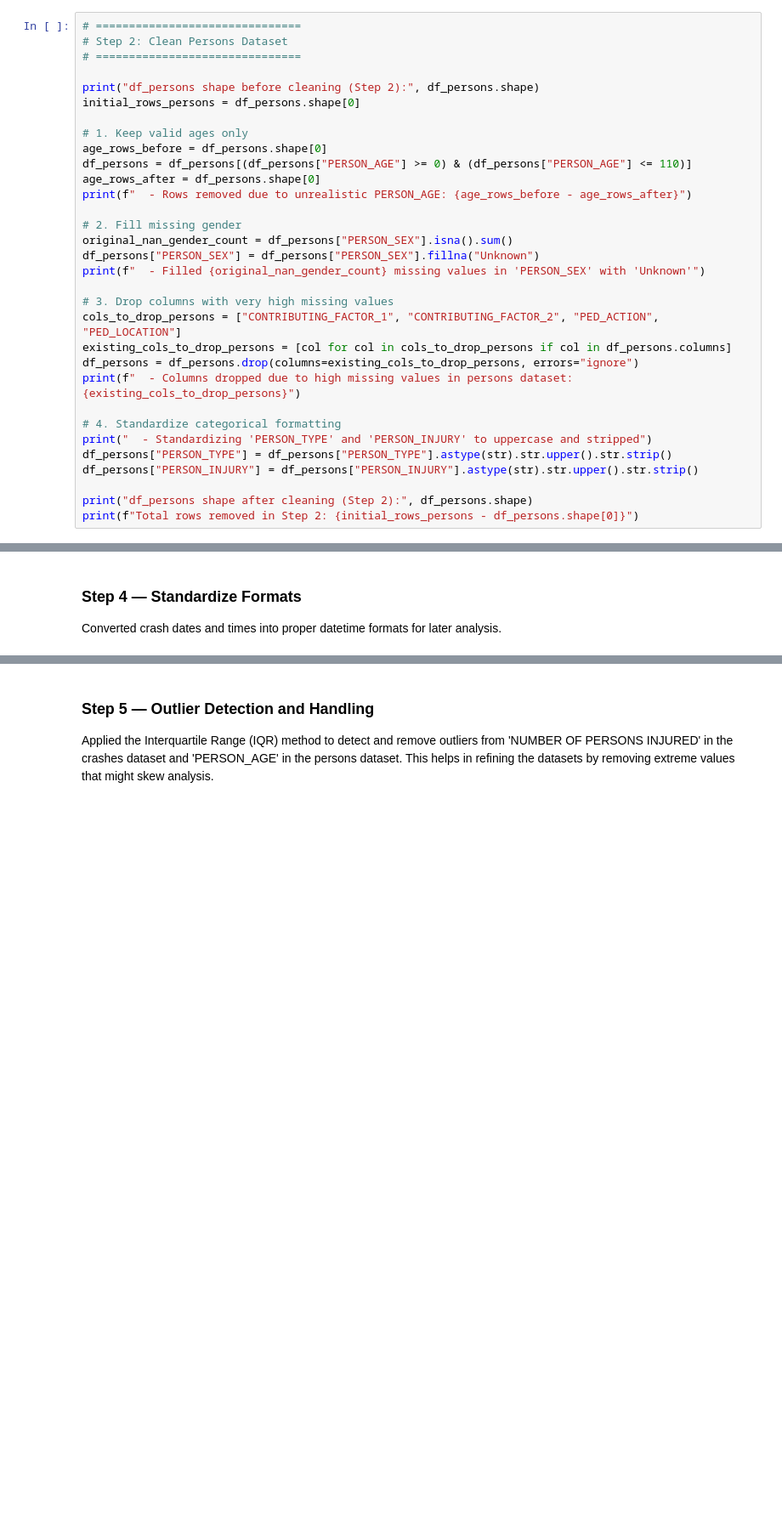
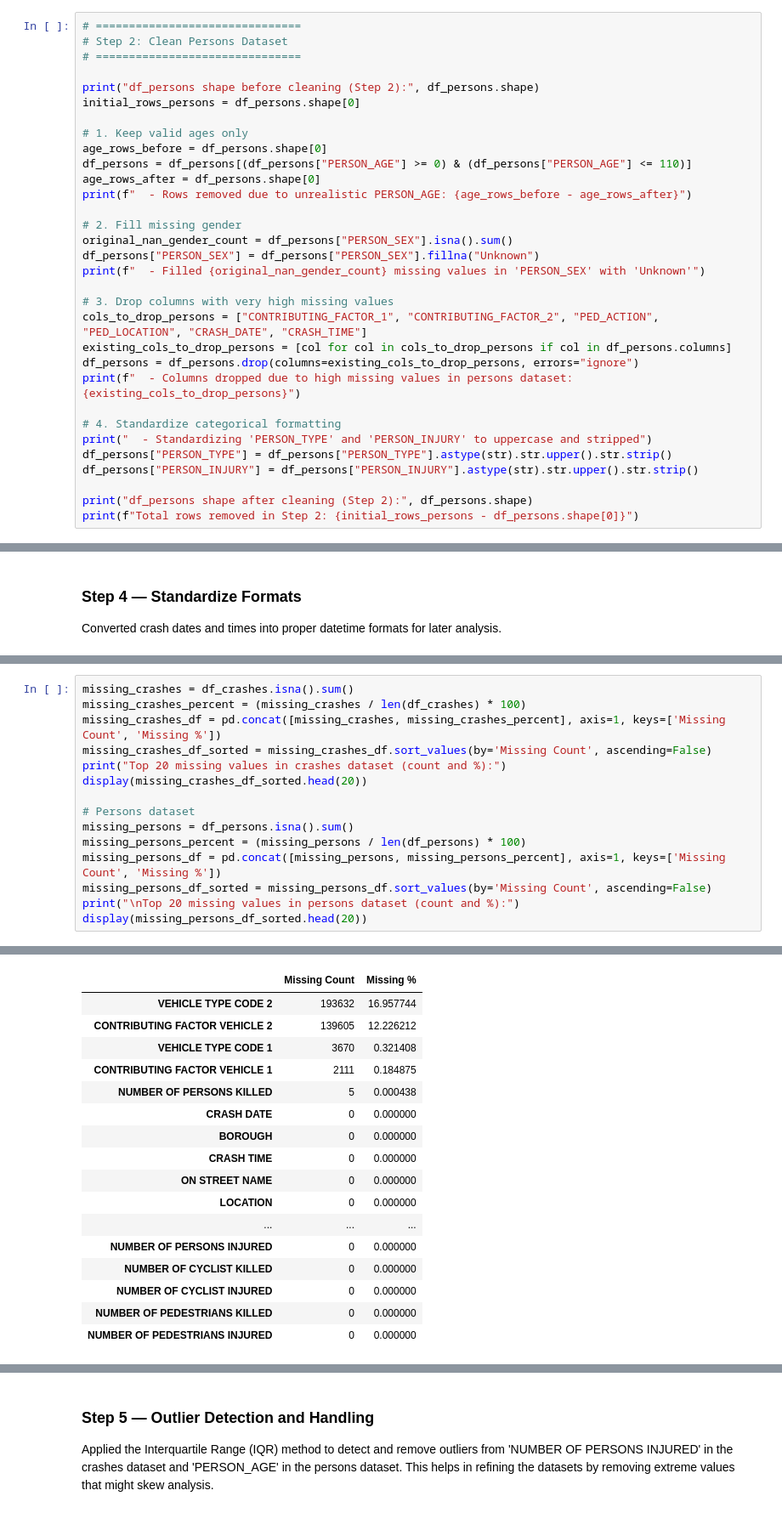
Before and after one commit to IbrahimDarwish/dataviz, a Jupyter notebook: Final_dataset_after_integration.ipynb, the cells around one changed output, grey strips where cells are left out. Shown: that part at 85% size. Cells and saved outputs as stored; diff of their text form; blank space fills up the shorter version.

```diff
--- a/Final_dataset_after_integration.ipynb
+++ b/Final_dataset_after_integration.ipynb
@@ -348,7 +348,7 @@ df_persons["PERSON_SEX"] = df_persons["PERSON_SEX"].fillna("Unknown")
 print(f"  - Filled {original_nan_gender_count} missing values in 'PERSON_SEX' with 'Unknown'")
 
 # 3. Drop columns with very high missing values
-cols_to_drop_persons = ["CONTRIBUTING_FACTOR_1", "CONTRIBUTING_FACTOR_2", "PED_ACTION", "PED_LOCATION"]
+cols_to_drop_persons = ["CONTRIBUTING_FACTOR_1", "CONTRIBUTING_FACTOR_2", "PED_ACTION", "PED_LOCATION", "CRASH_DATE", "CRASH_TIME"]
 existing_cols_to_drop_persons = [col for col in cols_to_drop_persons if col in df_persons.columns]
 df_persons = df_persons.drop(columns=existing_cols_to_drop_persons, errors="ignore")
 print(f"  - Columns dropped due to high missing values in persons dataset: {existing_cols_to_drop_persons}")
@@ -475,0 +476,16 @@ df_persons shape after outlier removal (person age): (5160640, 17)
+# %%
+missing_crashes = df_crashes.isna().sum()
+missing_crashes_percent = (missing_crashes / len(df_crashes) * 100)
+missing_crashes_df = pd.concat([missing_crashes, missing_crashes_percent], axis=1, keys=['Missing Count', 'Missing %'])
+missing_crashes_df_sorted = missing_crashes_df.sort_values(by='Missing Count', ascending=False)
+print("Top 20 missing values in crashes dataset (count and %):")
+display(missing_crashes_df_sorted.head(20))
+
+# Persons dataset
+missing_persons = df_persons.isna().sum()
+missing_persons_percent = (missing_persons / len(df_persons) * 100)
+missing_persons_df = pd.concat([missing_persons, missing_persons_percent], axis=1, keys=['Missing Count', 'Missing %'])
+missing_persons_df_sorted = missing_persons_df.sort_values(by='Missing Count', ascending=False)
+print("\nTop 20 missing values in persons dataset (count and %):")
+display(missing_persons_df_sorted.head(20))
+# %% [output]
@@ -475,0 +493,17 @@ df_persons shape after outlier removal (person age): (5160640, 17)
+|  | Missing Count | Missing % |
+| VEHICLE TYPE CODE 2 | 193632 | 16.957744 |
+| CONTRIBUTING FACTOR VEHICLE 2 | 139605 | 12.226212 |
+| VEHICLE TYPE CODE 1 | 3670 | 0.321408 |
+| CONTRIBUTING FACTOR VEHICLE 1 | 2111 | 0.184875 |
+| NUMBER OF PERSONS KILLED | 5 | 0.000438 |
+| CRASH DATE | 0 | 0.000000 |
+| BOROUGH | 0 | 0.000000 |
+| CRASH TIME | 0 | 0.000000 |
+| ON STREET NAME | 0 | 0.000000 |
+| LOCATION | 0 | 0.000000 |
+| ... | ... | ... |
+| NUMBER OF PERSONS INJURED | 0 | 0.000000 |
+| NUMBER OF CYCLIST KILLED | 0 | 0.000000 |
+| NUMBER OF CYCLIST INJURED | 0 | 0.000000 |
+| NUMBER OF PEDESTRIANS KILLED | 0 | 0.000000 |
+| NUMBER OF PEDESTRIANS INJURED | 0 | 0.000000 |
```
Also changed, not shown: parts of 13 cells of this notebook.
